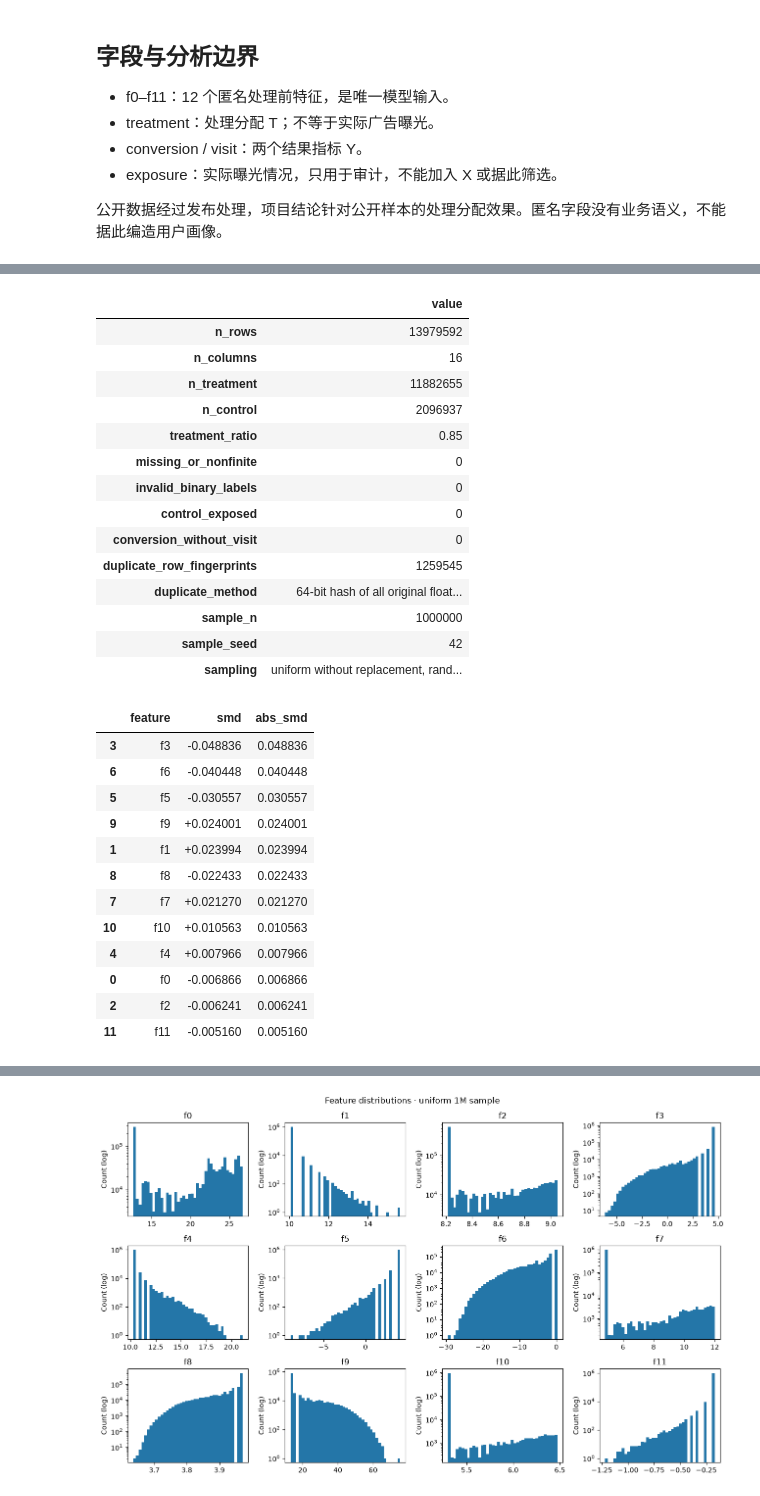
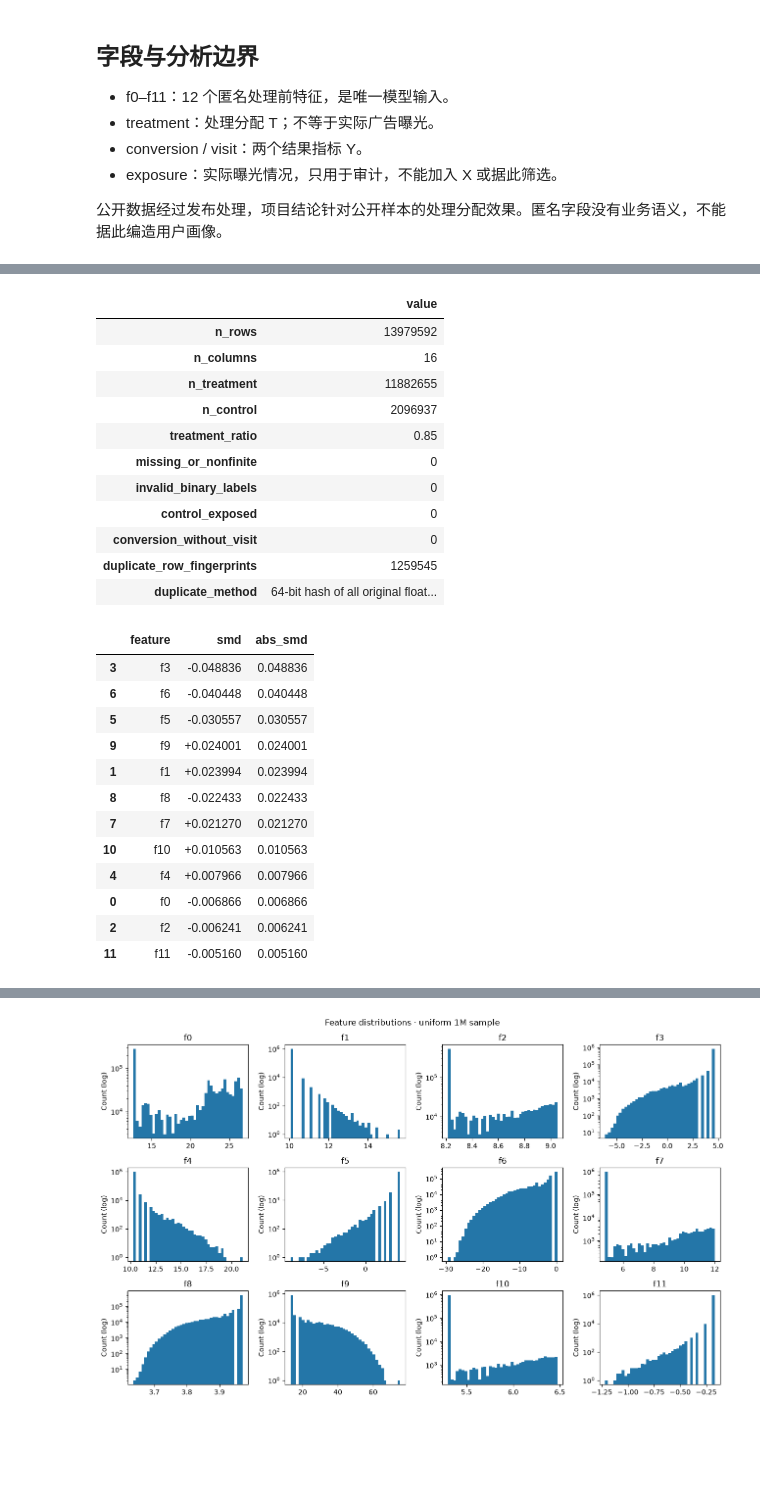
Before and after one commit to tkkkk-co/Criteo-uplift-project, a Jupyter notebook: notebooks/01_data_understanding.ipynb, the cells around one changed output, grey strips where cells are left out. Drawn from its saved outputs; the diff is of its cells as text; code cells hidden in the pictures; blank space fills up the shorter version.

```diff
--- a/notebooks/01_data_understanding.ipynb
+++ b/notebooks/01_data_understanding.ipynb
@@ -50,7 +37,7 @@ configure_runtime()
 
 RUN = result_directory('conversion_1000000_seed42', ROOT) #RUN:结果目录
 print('读取结果目录:', RUN.relative_to(ROOT))
-manifest = json.loads((RUN / 'manifest.json').read_text())
+manifest = json.loads(((RUN / 'manifest.json')).read_text())
 print('分析对象:', manifest['primary_outcome'], '| 随机样本:', f"{manifest['sample_n']:,}")
 print('seed:', manifest['seed'], '| 主预算:', manifest['selection']['primary_budget'])
 
@@ -86,34 +84,31 @@ seed: 42 | 主预算: 0.2
 # %%
 # 全量审计汇总：保留总体计数和质量检查字段，不展开嵌套明细。
-audit = json.loads((RUN / 'audit.json').read_text())
+audit = json.loads(((RUN / 'data_preparation' / 'audit.json')).read_text())
 audit_summary = {
     key: value
     for key, value in audit.items()
-    if key not in ['feature_stats', 'groups']
+    if key not in ['feature_stats', 'groups', 'sample_n', 'sample_seed', 'sampling']
 }
 audit_df = pd.DataFrame([audit_summary]).T.rename(columns={0: 'value'})
 display(audit_df)
 
 # 按绝对 SMD 从大到小查看特征差异；这是描述性排序，不是自动删除特征的规则。
 smd_df = pd.DataFrame(audit['feature_stats'])[['feature', 'smd']]
 smd_df = smd_df.assign(abs_smd=smd_df['smd'].abs()).sort_values('abs_smd', ascending=False)
 display(smd_df.style.format({'smd': '{:+.6f}', 'abs_smd': '{:.6f}'}))
 # %% [output]
 |  | value |
 | n_rows | 13979592 |
 | n_columns | 16 |
 | n_treatment | 11882655 |
 | n_control | 2096937 |
 | treatment_ratio | 0.85 |
 | missing_or_nonfinite | 0 |
 | invalid_binary_labels | 0 |
 | control_exposed | 0 |
 | conversion_without_visit | 0 |
 | duplicate_row_fingerprints | 1259545 |
 | duplicate_method | 64-bit hash of all original float... |
-| sample_n | 1000000 |
-| sample_seed | 42 |
-| sampling | uniform without replacement, rand... |
 |  | feature | smd | abs_smd |
 | 3 | f3 | -0.048836 | 0.048836 |
 | 6 | f6 | -0.040448 | 0.040448 |
```
Also changed, not shown: parts of 8 cells of this notebook, 56 other files.
